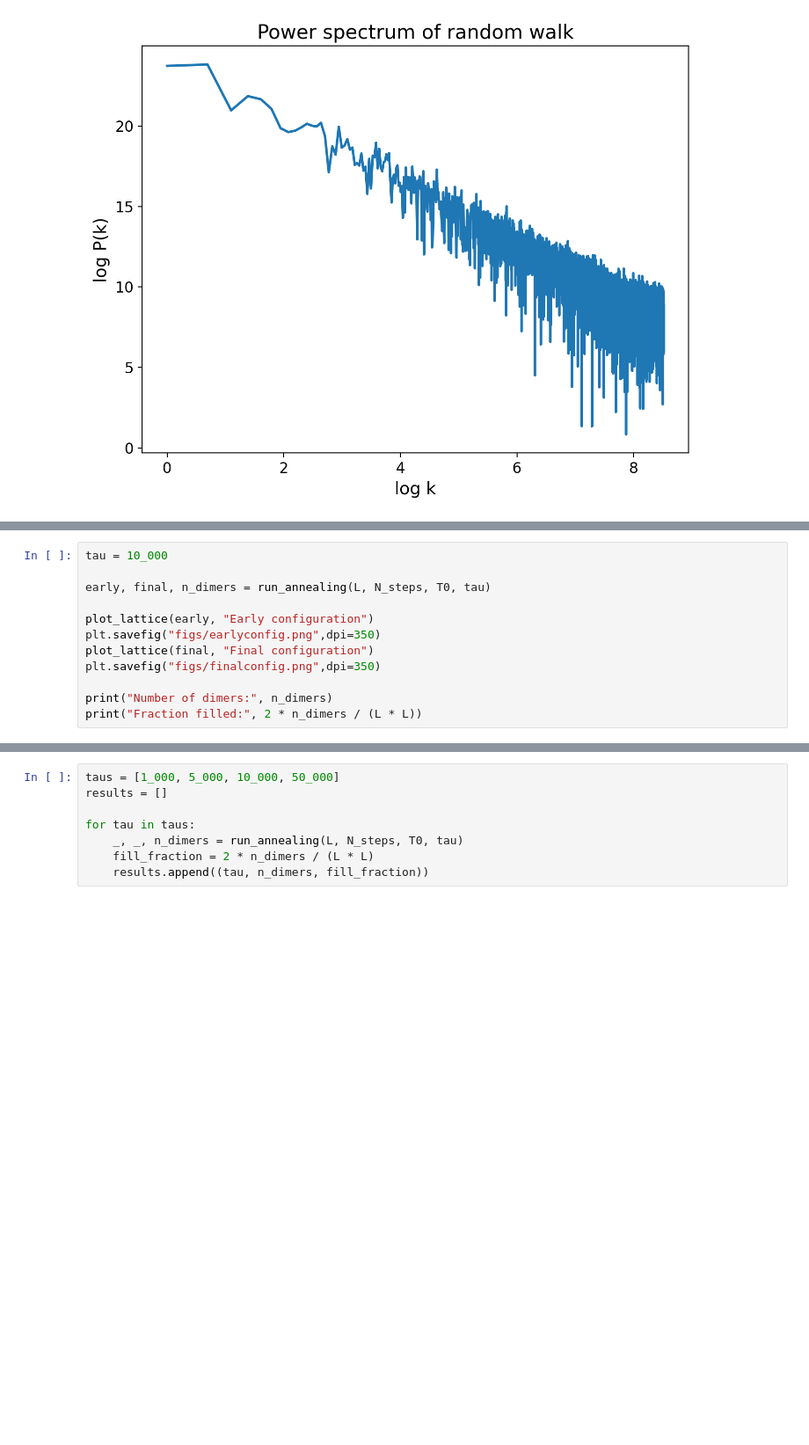
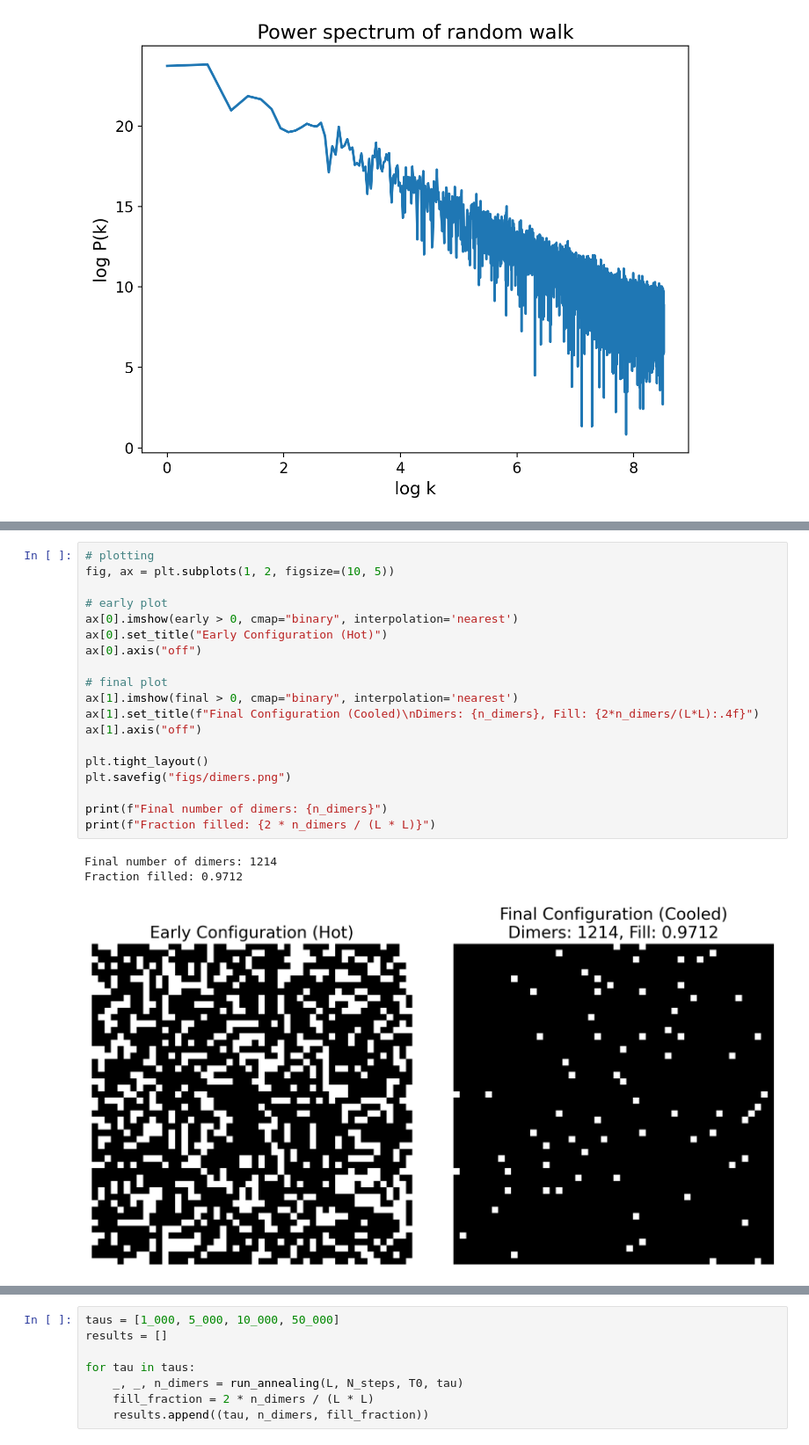
Before and after one commit to chrissellgrenbackup/computational-physics, a Jupyter notebook: hw6/hw6.ipynb, the cells around one changed output, grey strips where cells are left out. Shown: that part at 88% size. Drawn from its saved outputs; the diff is of its cells as text; blank space fills up the shorter version.

```diff
--- a/hw6/hw6.ipynb
+++ b/hw6/hw6.ipynb
@@ -299,12 +226,0 @@ def plot_lattice(lattice, title):
-# %%
-tau = 10_000
-
-early, final, n_dimers = run_annealing(L, N_steps, T0, tau)
-
-plot_lattice(early, "Early configuration")
-plt.savefig("figs/earlyconfig.png",dpi=350)
-plot_lattice(final, "Final configuration")
-plt.savefig("figs/finalconfig.png",dpi=350)
-
-print("Number of dimers:", n_dimers)
-print("Fraction filled:", 2 * n_dimers / (L * L))
@@ -317,0 +312,23 @@ Fraction filled: 0.648
+# %%
+# plotting
+fig, ax = plt.subplots(1, 2, figsize=(10, 5))
+
+# early plot
+ax[0].imshow(early > 0, cmap="binary", interpolation='nearest')
+ax[0].set_title("Early Configuration (Hot)")
+ax[0].axis("off")
+
+# final plot
+ax[1].imshow(final > 0, cmap="binary", interpolation='nearest')
+ax[1].set_title(f"Final Configuration (Cooled)\nDimers: {n_dimers}, Fill: {2*n_dimers/(L*L):.4f}")
+ax[1].axis("off")
+
+plt.tight_layout()
+plt.savefig("figs/dimers.png")
+
+print(f"Final number of dimers: {n_dimers}")
+print(f"Fraction filled: {2 * n_dimers / (L * L)}")
+# %% [output]
+Final number of dimers: 1214
+Fraction filled: 0.9712
+[figure, added]
```
Also changed, not shown: parts of 4 cells of this notebook.
